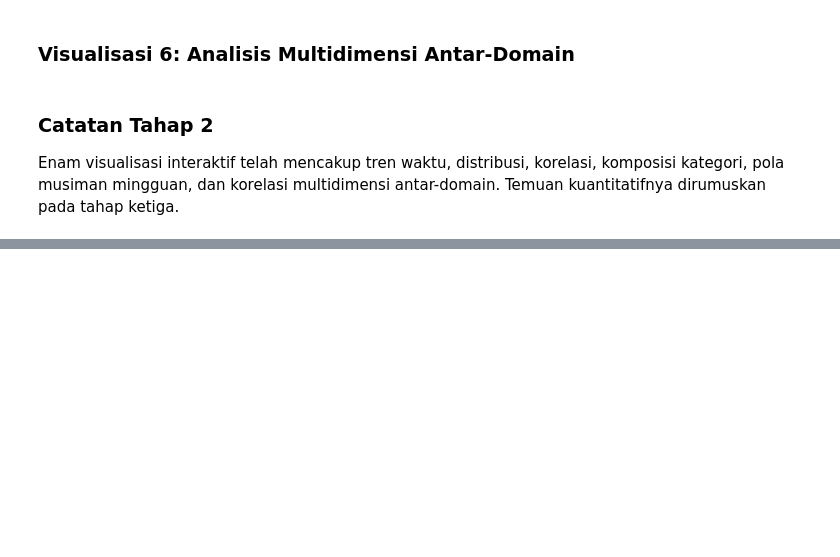
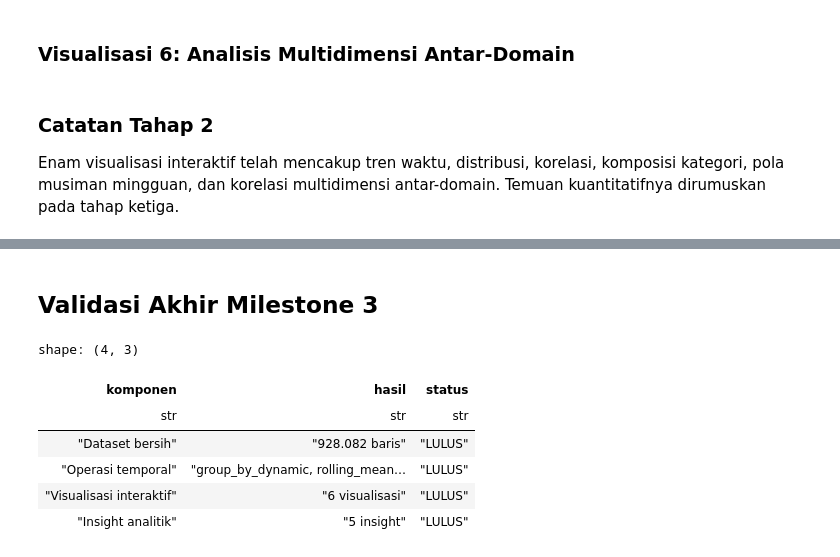
Before and after one commit to ravlindo/tugas1-MohammadRavlindoS, a Jupyter notebook: notebooks/03_eda_and_insights.ipynb, the cells around one changed output, grey strips where cells are left out. Drawn from its saved outputs; the diff is of its cells as text; code cells hidden in the pictures; blank space fills up the shorter version.

Commit message:
Menyelesaikan tugas 3 Analisis Big Data

```diff
--- a/notebooks/03_eda_and_insights.ipynb
+++ b/notebooks/03_eda_and_insights.ipynb
@@ -355,0 +418,17 @@ Enam visualisasi interaktif telah mencakup tren waktu, distribusi, korelasi, kom
+# %%
+weekday_average = weekday.filter(pl.col("nomor_hari") <= 5)["jumlah_artikel"].mean()
+weekend_average = weekday.filter(pl.col("nomor_hari") >= 6)["jumlah_artikel"].mean()
+hari_tertinggi = weekday.sort("jumlah_artikel", descending=True).row(0, named=True)
+hari_terendah = weekday.sort("jumlah_artikel").row(0, named=True)
+
+weekday_metrics = pl.DataFrame({
+    "metrik": ["Rata-rata hari kerja", "Rata-rata akhir pekan", "Selisih relatif (%)", "Hari tertinggi", "Hari terendah"],
+    "nilai": [
+        str(round(weekday_average, 1)),
+        str(round(weekend_average, 1)),
+        str(round((weekday_average / weekend_average - 1) * 100, 2)),
+        hari_tertinggi["hari"],
+        hari_terendah["hari"],
+    ],
+})
+weekday_metrics
@@ -355,0 +471,23 @@ Enam visualisasi interaktif telah mencakup tren waktu, distribusi, korelasi, kom
+# %% [markdown]
+## Validasi Akhir Milestone 3
+# %%
+figures = [fig1, fig2, fig3, fig4, fig5, fig6]
+assert len(figures) == 6, "Jumlah visualisasi harus enam."
+assert all(len(figure.data) > 0 for figure in figures), "Ada visualisasi tanpa data."
+assert monthly.height > 0 and weekday.height == 7, "Agregasi temporal tidak lengkap."
+assert data_summary.item(0, "jumlah_baris") == 928_082, "Jumlah baris berbeda dari hasil cleaning."
+
+validation_summary = pl.DataFrame({
+    "komponen": ["Dataset bersih", "Operasi temporal", "Visualisasi interaktif", "Insight analitik"],
+    "hasil": ["928.082 baris", "group_by_dynamic, rolling_mean, shift", "6 visualisasi", "5 insight"],
+    "status": ["LULUS", "LULUS", "LULUS", "LULUS"],
+})
+validation_summary
+# %% [output]
+shape: (4, 3)
+| komponen | hasil | status |
+| str | str | str |
+| "Dataset bersih" | "928.082 baris" | "LULUS" |
+| "Operasi temporal" | "group_by_dynamic, rolling_mean… | "LULUS" |
+| "Visualisasi interaktif" | "6 visualisasi" | "LULUS" |
+| "Insight analitik" | "5 insight" | "LULUS" |
```
Also changed, not shown: parts of 8 cells of this notebook.
